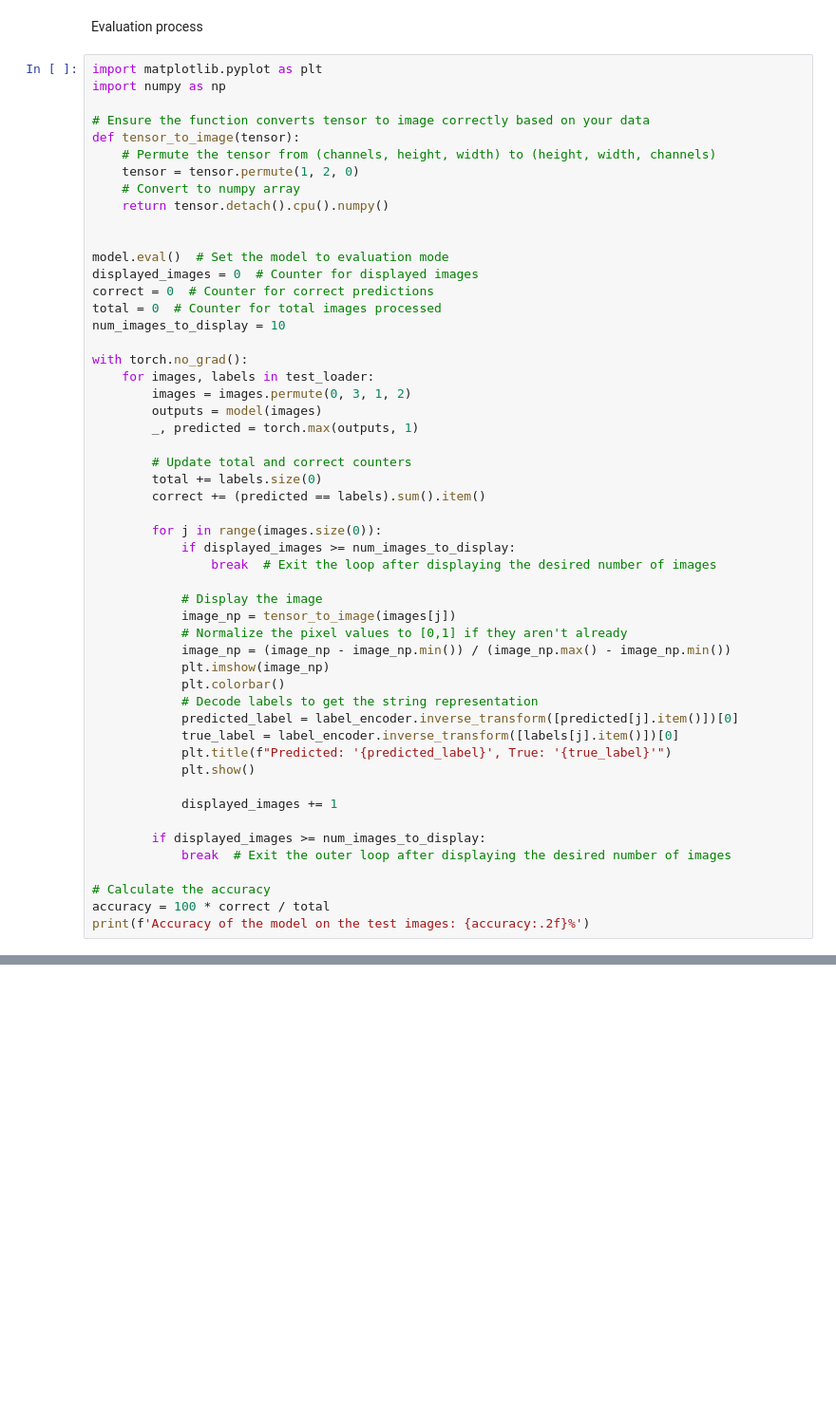
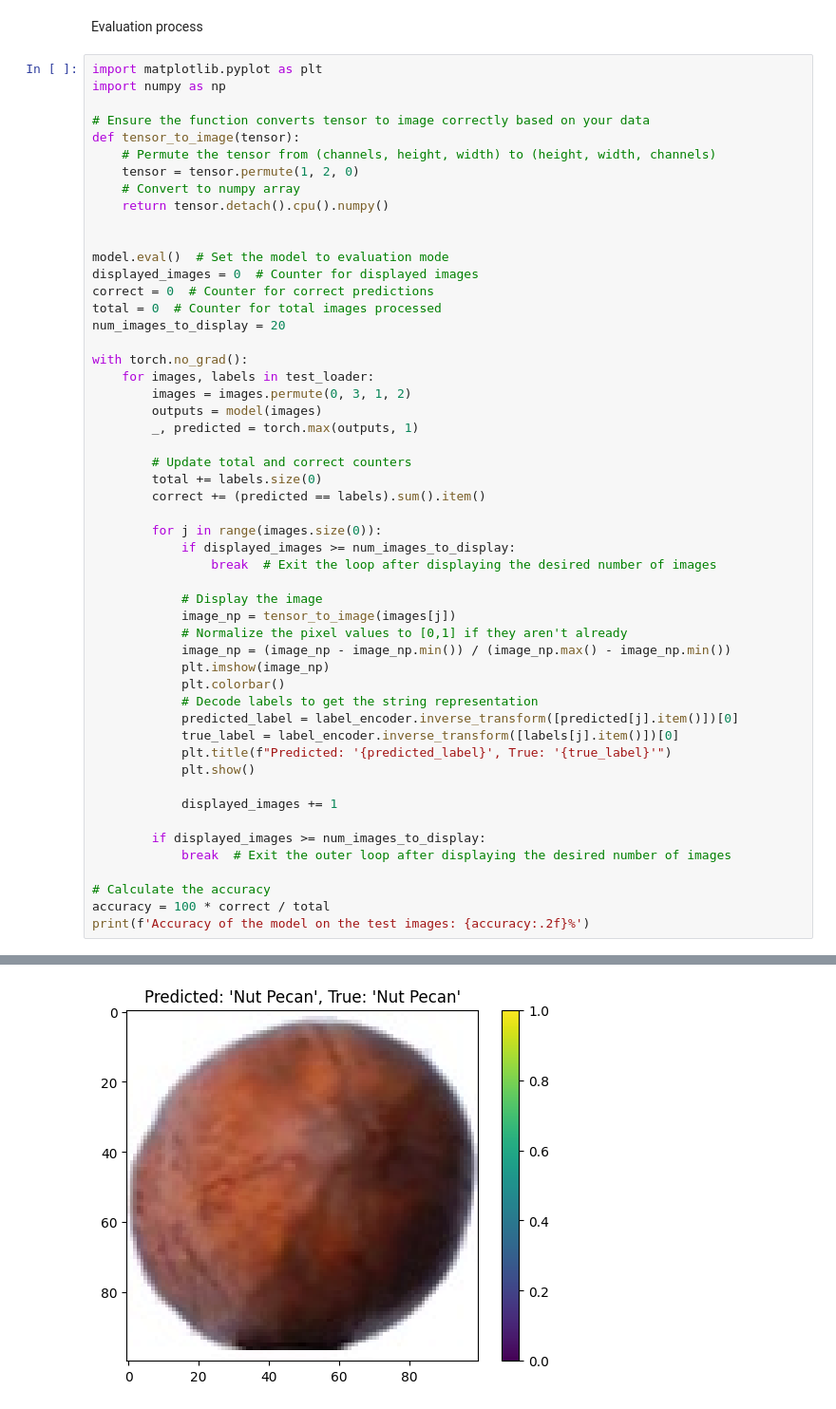
Before and after one commit to Altemir1/Machine_learning, a Jupyter notebook: Fruit_Recognition_CNN.ipynb, the cells around one changed output, grey strips where cells are left out. Shown at 95% size. Drawn from its saved outputs; the diff is of its cells as text; blank space fills up the shorter version.

```diff
--- a/Fruit_Recognition_CNN.ipynb
+++ b/Fruit_Recognition_CNN.ipynb
@@ -151,7 +241,7 @@ model.eval()  # Set the model to evaluation mode
 displayed_images = 0  # Counter for displayed images
 correct = 0  # Counter for correct predictions
 total = 0  # Counter for total images processed
-num_images_to_display = 10
+num_images_to_display = 20
 
 with torch.no_grad():
     for images, labels in test_loader:
@@ -171,30 +261,31 @@ with torch.no_grad():
             image_np = tensor_to_image(images[j])
             # Normalize the pixel values to [0,1] if they aren't already
             image_np = (image_np - image_np.min()) / (image_np.max() - image_np.min())
             plt.imshow(image_np)
             plt.colorbar()
             # Decode labels to get the string representation
             predicted_label = label_encoder.inverse_transform([predicted[j].item()])[0]
             true_label = label_encoder.inverse_transform([labels[j].item()])[0]
             plt.title(f"Predicted: '{predicted_label}', True: '{true_label}'")
             plt.show()
 
             displayed_images += 1
 
         if displayed_images >= num_images_to_display:
             break  # Exit the outer loop after displaying the desired number of images
 
 # Calculate the accuracy
 accuracy = 100 * correct / total
 print(f'Accuracy of the model on the test images: {accuracy:.2f}%')
 # %% [output]
 [figure]
 [figure]
 [figure]
 [figure]
 [figure]
 [figure]
 [figure]
 [figure]
 [figure]
 [figure]
+[figure, added]
```
Also changed, not shown: parts of 4 cells of this notebook.
